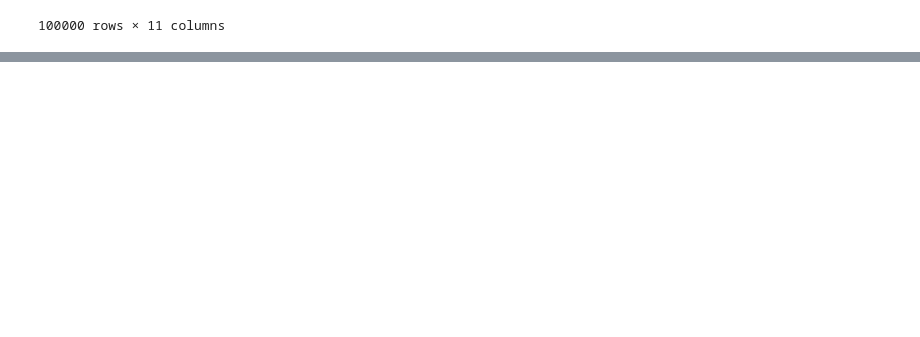
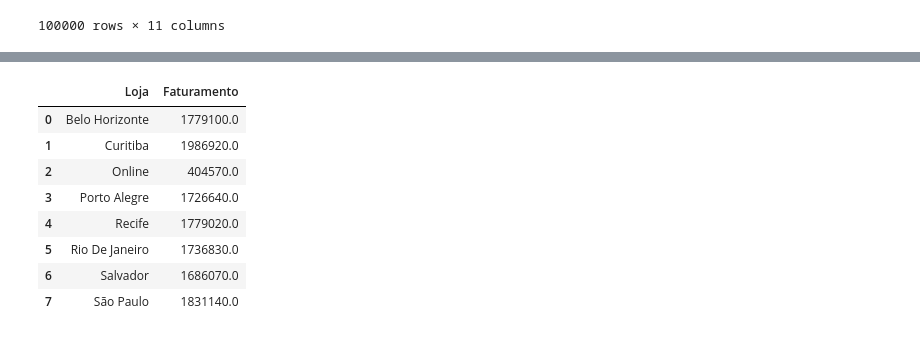
Before and after one commit to Nanashbom/Sales-management-analysis, a Jupyter notebook: projeto_pandas/Projeto_pandas/pandas_supr.ipynb, the cells around one changed output, grey strips where cells are left out. Cells and saved outputs as stored; diff of their text form; code cells hidden in the pictures; blank space fills up the shorter version.

```diff
--- a/projeto_pandas/Projeto_pandas/pandas_supr.ipynb
+++ b/projeto_pandas/Projeto_pandas/pandas_supr.ipynb
@@ -11,7 +11,7 @@ import numpy as np
 
 
 df_vendas = pd.read_csv('vendas_tech.csv', sep=',', encoding="utf8", low_memory=False)
-df_lojas = pd.read_excel("gerentes_lojas.xlsx")
+df_gerentes = pd.read_excel("gerentes_lojas.xlsx")
 
 display(df_vendas)
 display(df_lojas)
@@ -239,0 +343,19 @@ Cliente = 1
+# %%
+#Analises de gerentes
+#Quais gerebtes bateram a meta em janeiro de 2023
+
+df_meta = df_analise[(df_analise["Data_Formatada"].dt.year == 2023) & (df_analise["Data_Formatada"].dt.month == 1)]
+df_meta = df_meta[["Loja", "Faturamento"]].groupby("Loja", as_index=False).sum()
+df_meta = df_meta.merge(df_gerentes, on="Loja") #innerjoin. Se a relação entre as duas colunas existir e elas possuirem o mesmo nome, é so colocar on=nomecoluna. caso os nomes sejam diferentes seria
+#left_on= "Loja", right_on="nomedatabelaquevaijuntar"
+#merge e concat sao metodos pra juntar tabelas, mas o concat junta uma tabela inteira uma na outra e ela precisa ter as mesmas colunas e tals
+# %% [output]
+|  | Loja | Faturamento |
+| 0 | Belo Horizonte | 1779100.0 |
+| 1 | Curitiba | 1986920.0 |
+| 2 | Online | 404570.0 |
+| 3 | Porto Alegre | 1726640.0 |
+| 4 | Recife | 1779020.0 |
+| 5 | Rio De Janeiro | 1736830.0 |
+| 6 | Salvador | 1686070.0 |
+| 7 | São Paulo | 1831140.0 |
```
Also changed, not shown: parts of 4 cells of this notebook, 2 other files.
